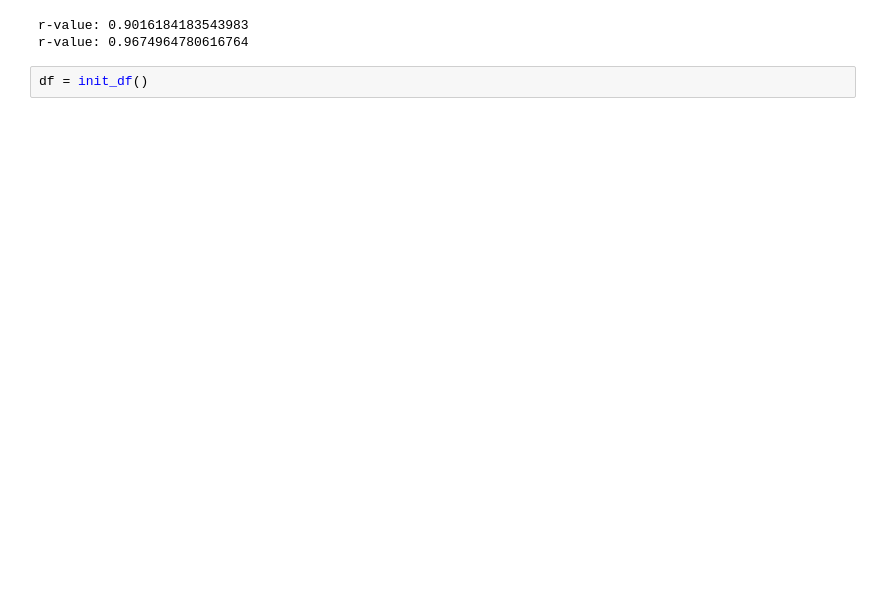
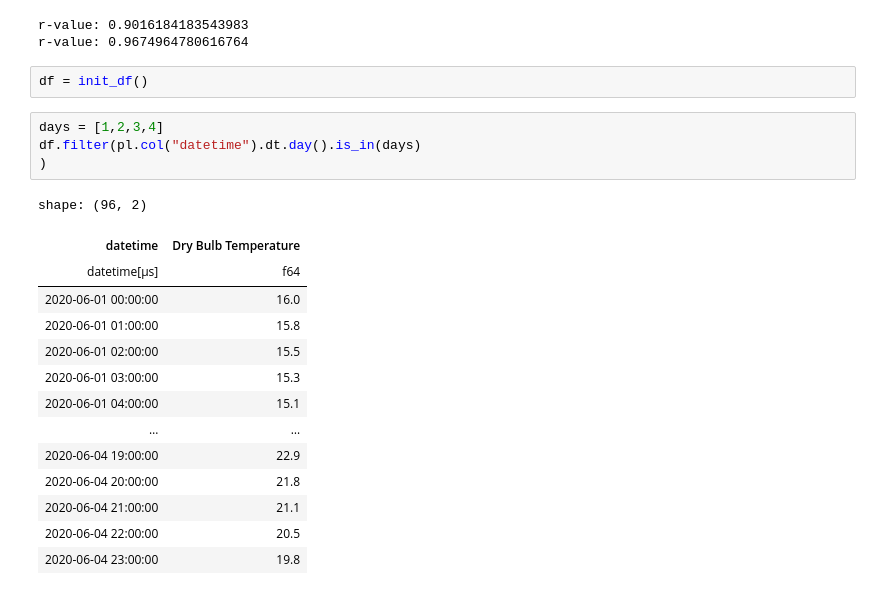
Before and after one commit to juliet29/weather, a Jupyter notebook: notebooks/08_day_fit.ipynb, the cells around one changed output. Drawn from its saved outputs; the diff is of its cells as text; blank space fills up the shorter version.

```diff
--- a/notebooks/08_day_fit.ipynb
+++ b/notebooks/08_day_fit.ipynb
@@ -16,4 +14,23 @@ r-value: 0.9016184183543983
 r-value: 0.9674964780616764
 # %%
 df = init_df()
+# %%
+days = [1,2,3,4]
+df.filter(pl.col("datetime").dt.day().is_in(days)
+)
+# %% [output]
+shape: (96, 2)
+| datetime | Dry Bulb Temperature |
+| datetime[μs] | f64 |
+| 2020-06-01 00:00:00 | 16.0 |
+| 2020-06-01 01:00:00 | 15.8 |
+| 2020-06-01 02:00:00 | 15.5 |
+| 2020-06-01 03:00:00 | 15.3 |
+| 2020-06-01 04:00:00 | 15.1 |
+| … | … |
+| 2020-06-04 19:00:00 | 22.9 |
+| 2020-06-04 20:00:00 | 21.8 |
+| 2020-06-04 21:00:00 | 21.1 |
+| 2020-06-04 22:00:00 | 20.5 |
+| 2020-06-04 23:00:00 | 19.8 |
 # %%
```
Also changed, not shown: parts of 6 cells of this notebook, 7 other files.
